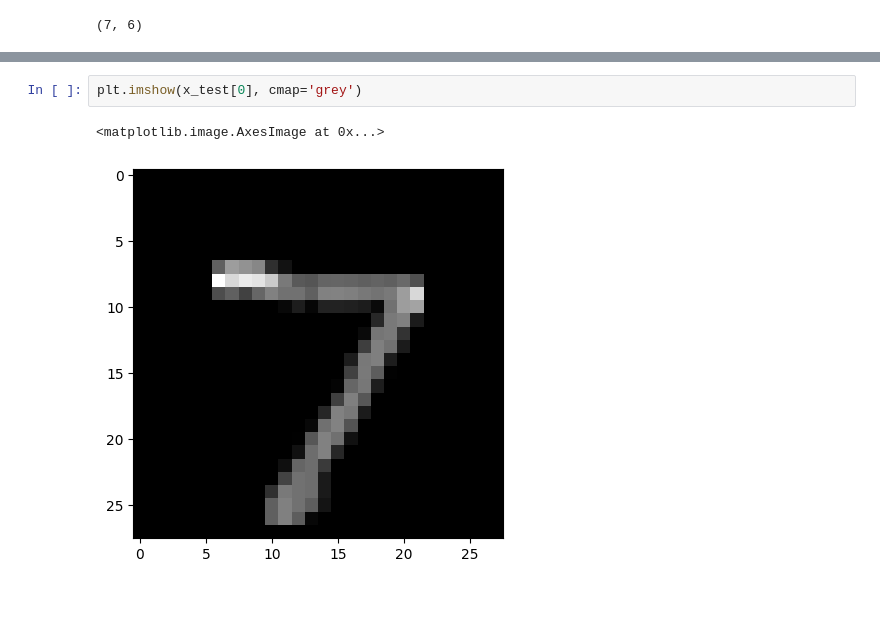
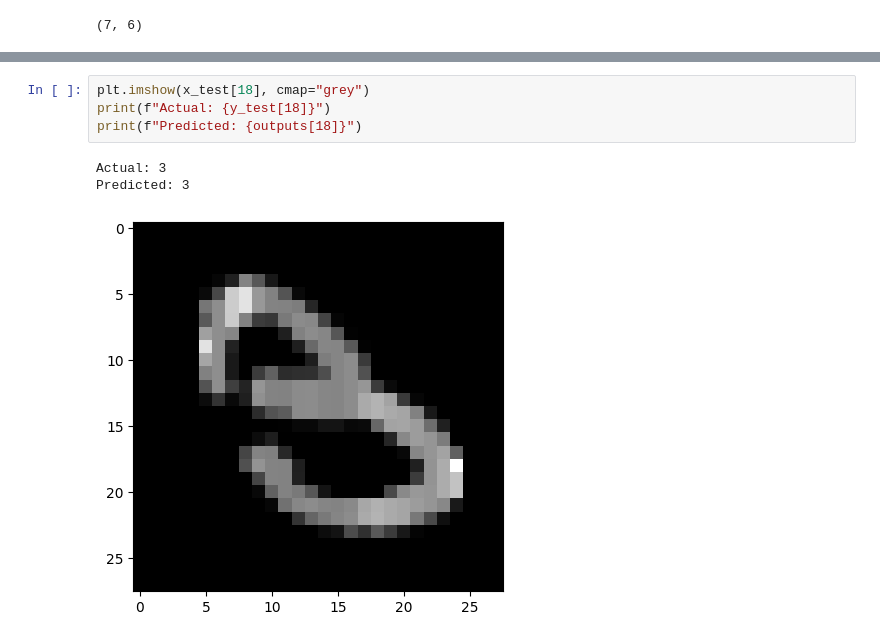
Before and after one commit to sauravkokane/Data-Science-Training, a Jupyter notebook: Deep_learning_with_Python,_Tensorflow_and_Keras_Tutorial.ipynb, the cells around one changed output, grey strips where cells are left out. Drawn from its saved outputs; the diff is of its cells as text; blank space fills up the shorter version.

```diff
--- a/Deep_learning_with_Python,_Tensorflow_and_Keras_Tutorial.ipynb
+++ b/Deep_learning_with_Python,_Tensorflow_and_Keras_Tutorial.ipynb
@@ -157,5 +208,8 @@ x_test.shape
 # %%
-plt.imshow(x_test[0], cmap='grey')
+plt.imshow(x_test[18], cmap="grey")
+print(f"Actual: {y_test[18]}")
+print(f"Predicted: {outputs[18]}")
 # %% [output]
-<matplotlib.image.AxesImage at 0x...>
+Actual: 3
+Predicted: 3
-[figure, old version]
+[figure, new version]
```
Also changed, not shown: parts of 18 cells of this notebook.
